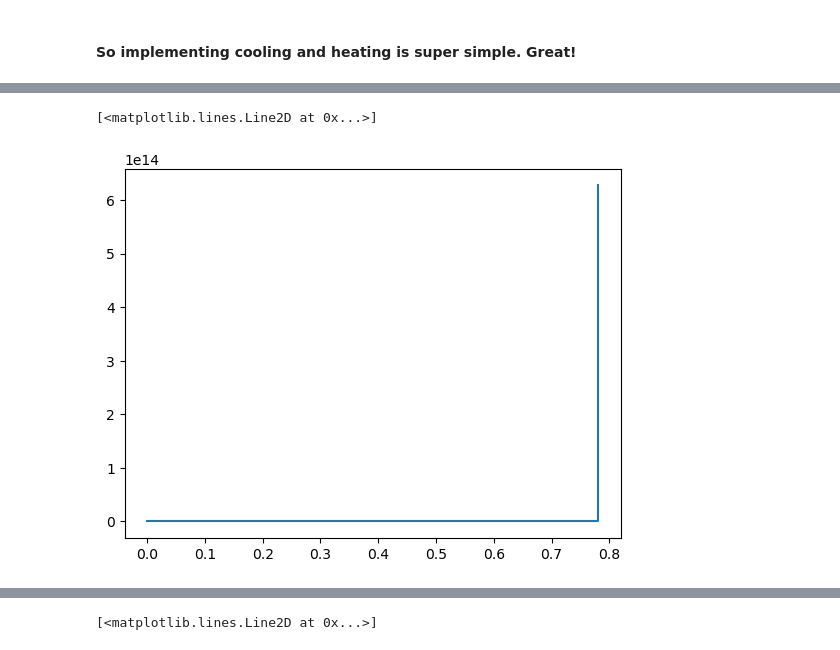
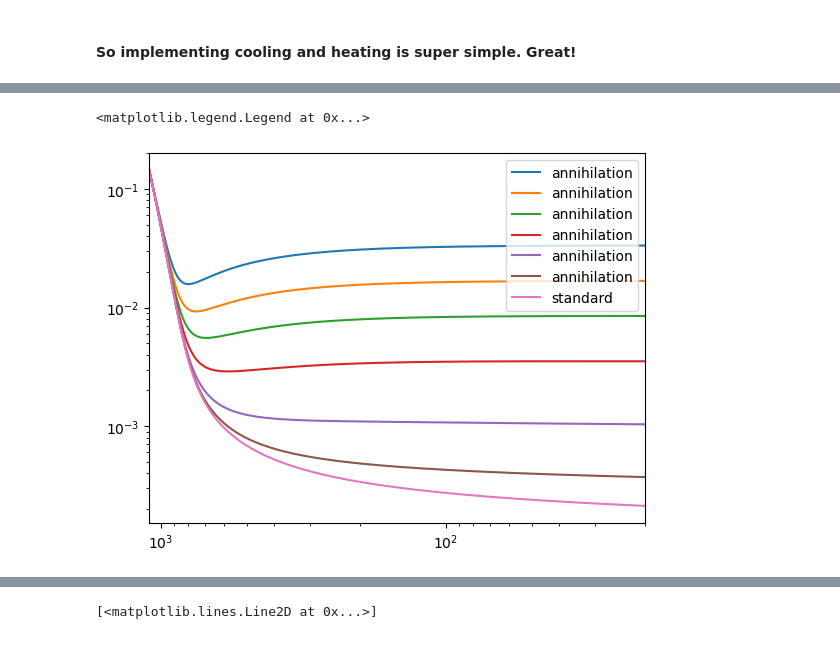
Before and after one commit to daba9359/LuCEE-Night_Simulation, a Jupyter notebook: LuCEE-Night_Simulation.ipynb, the cells around one changed output, grey strips where cells are left out. Drawn from its saved outputs; the diff is of its cells as text; code cells hidden in the pictures.

```diff
--- a/LuCEE-Night_Simulation.ipynb
+++ b/LuCEE-Night_Simulation.ipynb
@@ -575,5 +579,0 @@ plt.plot(My_Tk[1](z_array))
-# %%
-plt.plot(data["t"],data["y"][0])
-# %% [output]
-[<matplotlib.lines.Line2D at 0x...>]
-[figure, removed]
@@ -586,6 +607,23 @@ My_Tk_DMAN3=Tk_DMAN(z_array_Tk,2*10e-23)
 My_Tk_DMAN4=Tk_DMAN(z_array_Tk,5*10e-23)
 My_Tk_DMAN5=Tk_DMAN(z_array_Tk,1*10e-22)
 My_Tk_DMAN6=Tk_DMAN(z_array_Tk,2*10e-22)
+# %%
+# This plots the fraction of free electrons
+plt.plot(z_array,My_Tk_DMAN6[2](z_array),label="annihilation")
+plt.plot(z_array,My_Tk_DMAN5[2](z_array),label="annihilation")
+plt.plot(z_array,My_Tk_DMAN4[2](z_array),label="annihilation")
+plt.plot(z_array,My_Tk_DMAN3[2](z_array),label="annihilation")
+plt.plot(z_array,My_Tk_DMAN2[2](z_array),label="annihilation")
+plt.plot(z_array,My_Tk_DMAN[2](z_array),label="annihilation")
+plt.plot(z_array,camb_xe_interp(z_array),label="standard")
+# plt.ylim(0,0.1)
+plt.xlim(1100,20)
+plt.xscale("log")
+plt.yscale("log")
+plt.legend()
+# %% [output]
+<matplotlib.legend.Legend at 0x...>
+[figure, added]
 # %%
 # Let's now plot these different models to see how they change the curve:
 plt.plot(z_array,dTb(z_array,camb_xe_interp,My_Tk[1]),label="Standard Model")
```
Also changed, not shown: parts of 33 cells of this notebook, 5 other files.
